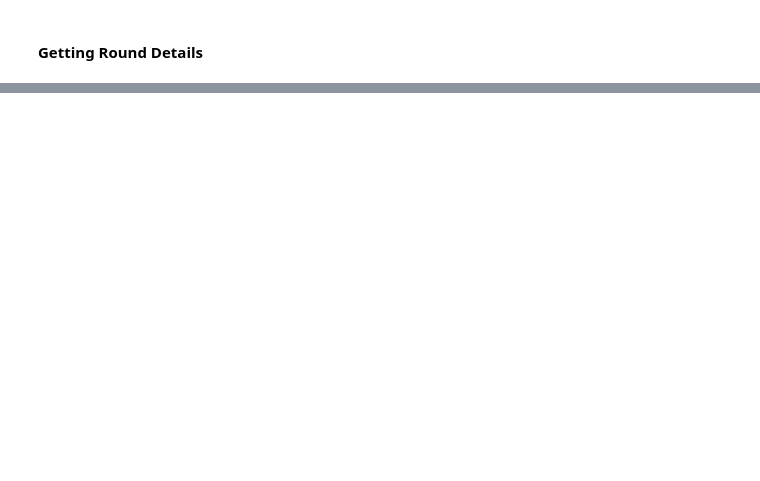
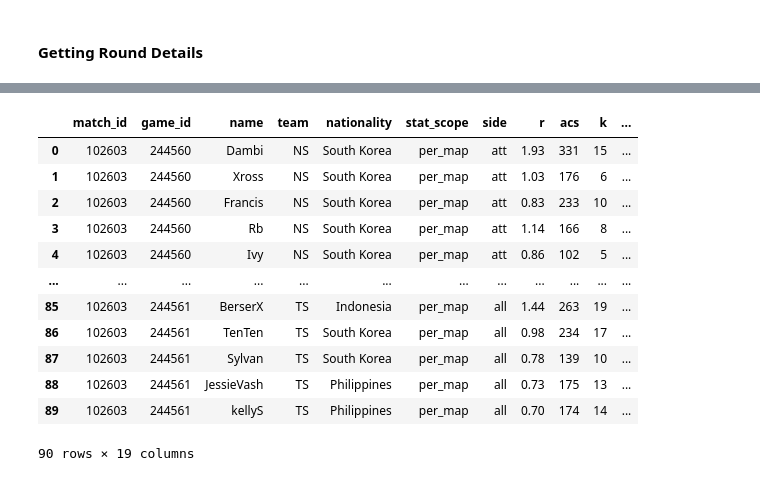
Before and after one commit to imkhlst/Valorant-Esports-Data-Pipeline-for-Analytics-and-Machine-Learning, a Jupyter notebook: notebooks/scraping_experiments.ipynb, the cells around one changed output, grey strips where cells are left out. Drawn from its saved outputs; the diff is of its cells as text; code cells hidden in the pictures; blank space fills up the shorter version.

Commit message:
Adding player statistics and agent comps.

```diff
--- a/notebooks/scraping_experiments.ipynb
+++ b/notebooks/scraping_experiments.ipynb
@@ -353,7 +464,7 @@ for i, game in enumerate(games):
 # %% [markdown]
 #### Getting Round Details
 # %%
-url = "https://www.vlr.gg/595649/detonation-focusme-vs-t1-vct-2026-pacific-kickoff-mr4/?tab=economy"
+url = "https://www.vlr.gg/595630/nongshim-redforce-vs-team-secret-vct-2026-pacific-kickoff-ur1/?tab=economy"
 soup2 = get_soup(url=url)
 # %%
 games = soup2.select(".wf-table-inset.mod-econ")
@@ -386,0 +541,35 @@ for i, game in enumerate(games):
+# %%
+player_stats_dict = {
+    "match_id": [],
+    "game_id": [],
+    "name": [],
+    "team": [],
+    "nationality": [],
+    "stat_scope": [],
+    "side": [],
+    "r": [],
+    "acs": [],
+    "k": [],
+    "d": [],
+    "a": [],
+    "k-d": [],
+    "kast": [],
+    "adr": [],
+    "hs%": [],
+    "fk": [],
+    "fd": [],
+    "fk-fd": [],
+}
+# %%
+player_agent_dict = {
+    "game_id": [],
+    "name": [],
+    "agent": []
+}
+# %%
+url = "https://www.vlr.gg/595630/nongshim-redforce-vs-team-secret-vct-2026-pacific-kickoff-ur1"
+soup = get_soup(url=url)
+tabnav_container = soup.select_one(".vm-stats-tabnav a")
+match_id = tabnav_container.get("data-match-id")
+gamesnav_container = soup.select(".vm-stats-gamesnav-item")
+game_id = [i.get("data-game-id") for i in gamesnav_container]
@@ -386,0 +715,19 @@ for i, game in enumerate(games):
+# %%
+player_stats_df = pd.DataFrame(player_stats_dict)
+player_stats_df
+# for key in player_stats_dict.keys():
+#     print(len(player_stats_dict[key]))
+# %% [output]
+|  | match_id | game_id | name | team | nationality | stat_scope | side | r | acs | k | ... |
+| 0 | 102603 | 244560 | Dambi | NS | South Korea | per_map | att | 1.93 | 331 | 15 | ... |
+| 1 | 102603 | 244560 | Xross | NS | South Korea | per_map | att | 1.03 | 176 | 6 | ... |
+| 2 | 102603 | 244560 | Francis | NS | South Korea | per_map | att | 0.83 | 233 | 10 | ... |
+| 3 | 102603 | 244560 | Rb | NS | South Korea | per_map | att | 1.14 | 166 | 8 | ... |
+| 4 | 102603 | 244560 | Ivy | NS | South Korea | per_map | att | 0.86 | 102 | 5 | ... |
+| ... | ... | ... | ... | ... | ... | ... | ... | ... | ... | ... | ... |
+| 85 | 102603 | 244561 | BerserX | TS | Indonesia | per_map | all | 1.44 | 263 | 19 | ... |
+| 86 | 102603 | 244561 | TenTen | TS | South Korea | per_map | all | 0.98 | 234 | 17 | ... |
+| 87 | 102603 | 244561 | Sylvan | TS | South Korea | per_map | all | 0.78 | 139 | 10 | ... |
+| 88 | 102603 | 244561 | JessieVash | TS | Philippines | per_map | all | 0.73 | 175 | 13 | ... |
+| 89 | 102603 | 244561 | kellyS | TS | Philippines | per_map | all | 0.70 | 174 | 14 | ... |
+90 rows × 19 columns
```
Also changed, not shown: parts of 32 cells of this notebook.
